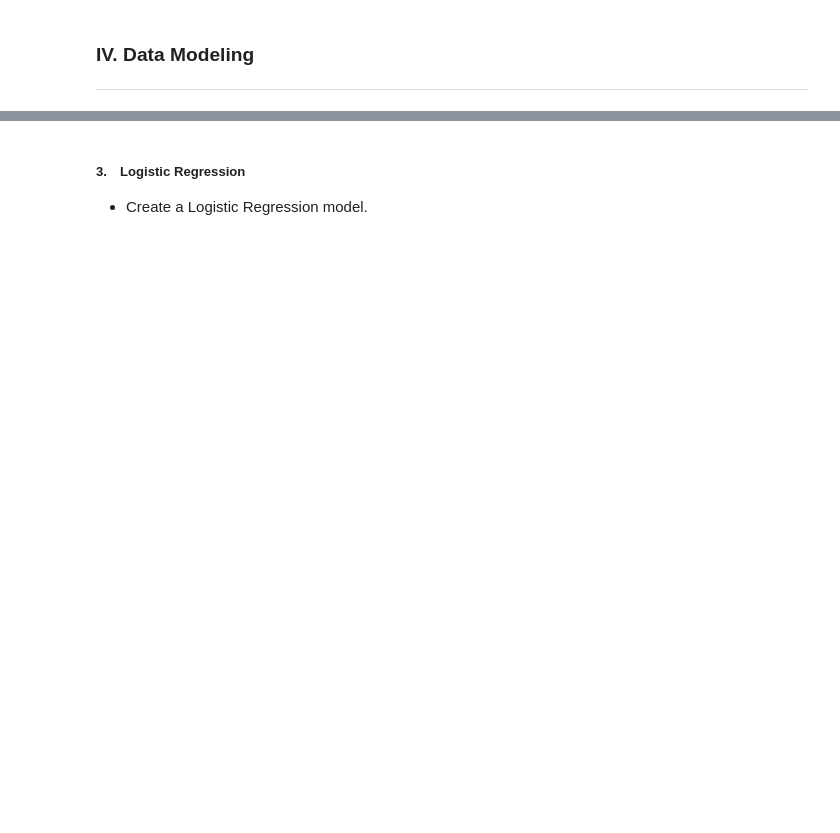
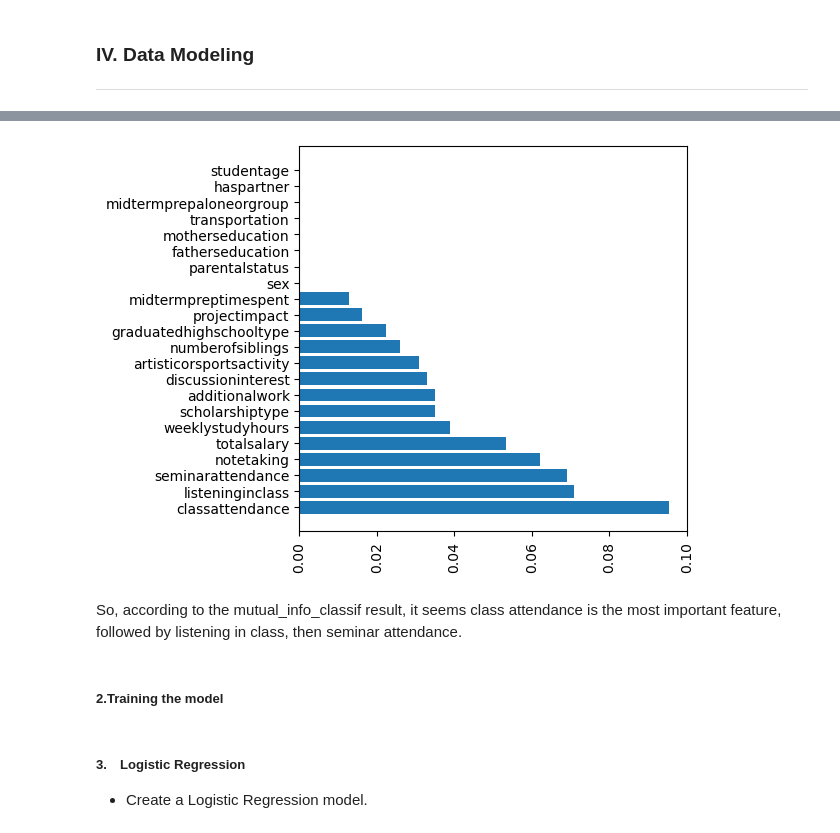
Before and after one commit to andreawcy/Project_4_Online-course-engagement-analysis, a Jupyter notebook: notebook_draft.ipynb, the cells around one changed output, grey strips where cells are left out. Saved outputs shown, nothing was run; the diff lists cells and outputs as text; code cells hidden in the pictures; blank space fills up the shorter version.

```diff
--- a/notebook_draft.ipynb
+++ b/notebook_draft.ipynb
@@ -117,0 +294,26 @@ textextextext.
+# %%
+from sklearn.preprocessing import StandardScaler
+from sklearn.model_selection import train_test_split
+data_fs = student_performance.copy()
+data_fs = data_fs.iloc[:,1:]
+
+# we don't need the table ids for this, so we'll remove activityid, backgroundid, and performanceid.
+
+data_fs = data_fs.drop('activityid', axis=1)
+data_fs = data_fs.drop('backgroundid', axis=1)
+data_fs = data_fs.drop('performanceid', axis=1)
+
+def change_grades_num(grade):
+    if grade in [0,1,2,3]:
+        # 'DD','DC','CC','CB'
+        return 0.0
+    elif grade in [4,5,6,7]:
+        # 'BB','BA','AA'
+        return 1.0
+
+data_fs['grade'] = data_fs['grade'].apply(lambda x: change_grades_num(x))
+
+X_fs = data_fs.drop('grade', axis=1)
+y_fs = data_fs['grade']
+
+X_train_fs, X_test_fs, y_train_fs, y_test_fs = train_test_split(X_fs, y_fs, test_size=0.33, random_state=42)
@@ -117,0 +328,10 @@ textextextext.
+# %%
+
+from sklearn.feature_selection import mutual_info_classif
+importances_MIF = mutual_info_classif(X_train_fs,y_train_fs)
+df_MIF = pd.DataFrame({"Features": data_fs.columns[:-1],'Importance':importances_MIF})
+df_MIF = df_MIF.sort_values('Importance', ascending=False, ignore_index=True)
+df_MIF_filter = df_MIF[(df_MIF.Importance > 0)]
+features_MIF = list(df_MIF_filter.Features)
+features_MIF.append('grade')
+features_MIF
@@ -118,3 +354,16 @@ textextextext.
+# %%
+import matplotlib.pyplot as plt
+plt.figure(figsize=(5,5))
+plt.barh(df_MIF.Features, df_MIF.Importance)
+#plt.title()
+plt.xticks(rotation=90)
+plt.show()
+# %% [output]
+[figure, added]
+# %% [markdown]
+So, according to the mutual_info_classif result, it seems class attendance is the most important feature, followed by listening in class, then seminar attendance.
+# %% [markdown]
+##### **2.Training the model**
 # %% [markdown]
 ##### **3. Logistic Regression**
 
```
Also changed, not shown: parts of 34 cells of this notebook, 2 other files.
